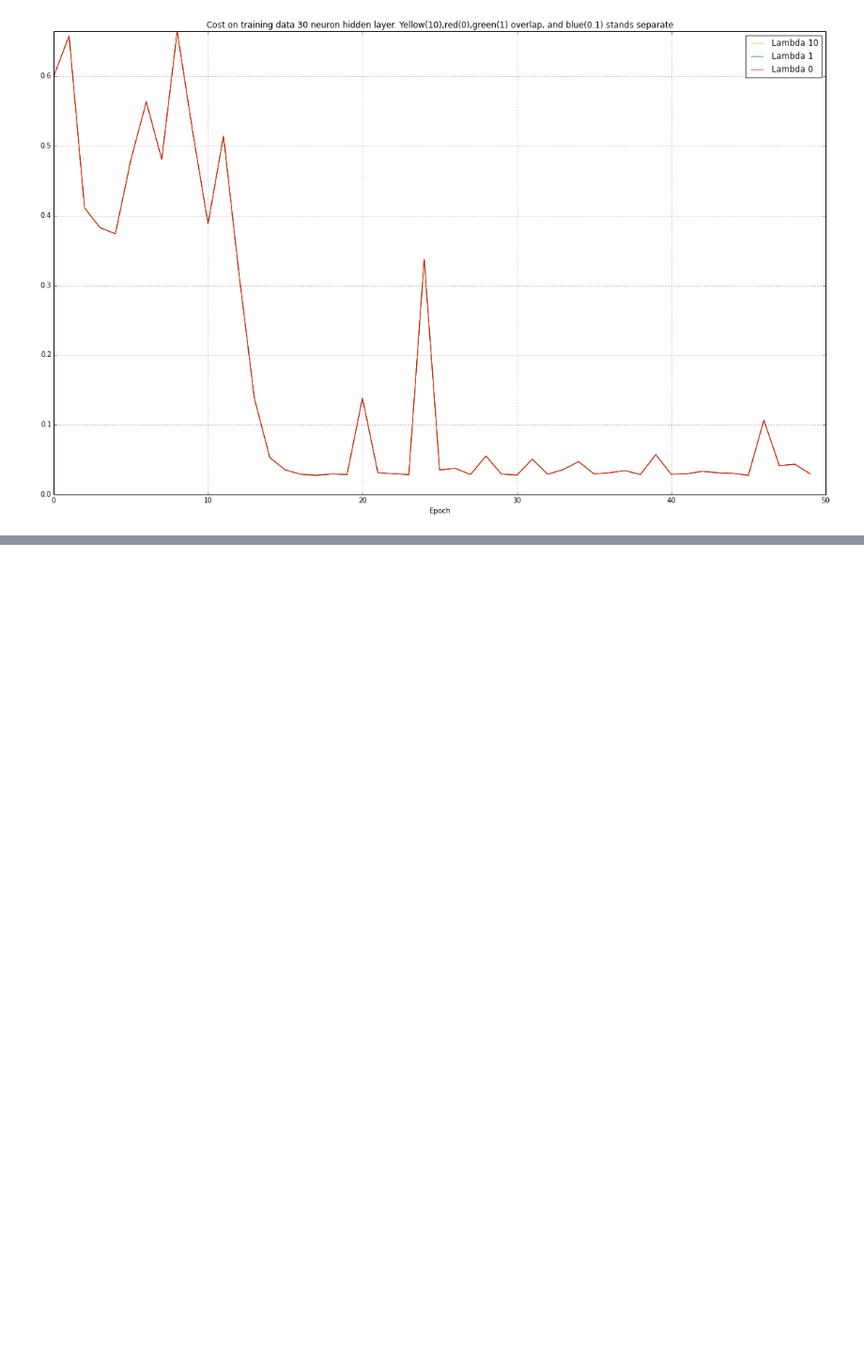
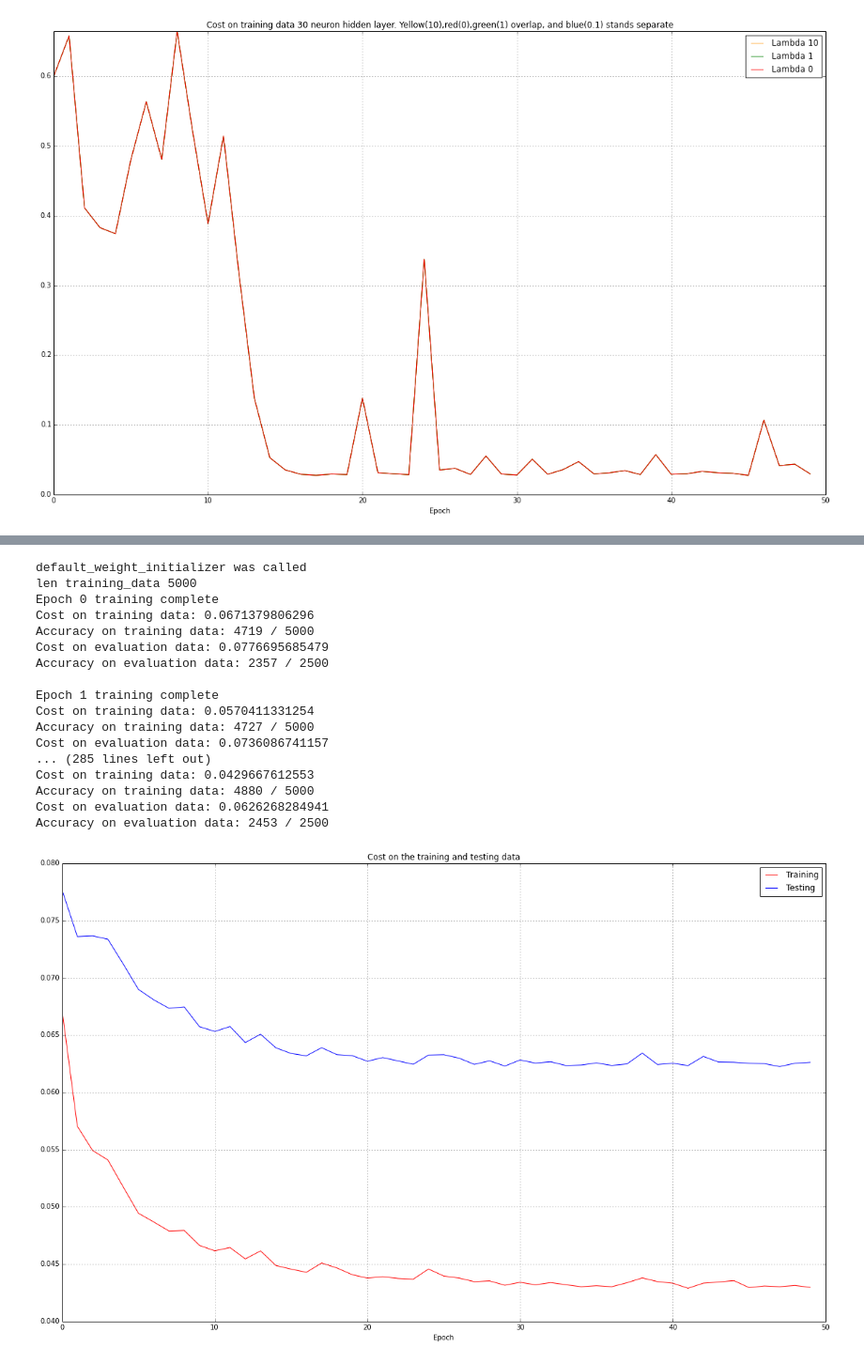
Before and after one commit to nkini/neural-networks-and-deep-learning, a Jupyter notebook: fig/Regularization effects experiments.ipynb, the cells around one changed output, grey strips where cells are left out. Shown at 94% size. Saved outputs shown, nothing was run; the diff lists cells and outputs as text; code cells hidden in the pictures; blank space fills up the shorter version.

```diff
--- a/fig/Regularization effects experiments.ipynb
+++ b/fig/Regularization effects experiments.ipynb
@@ -584,0 +663,25 @@ Accuracy on evaluation data: 2419 / 2500
+# %%
+# lambda is 10
+# default_weight_initializer used
+# identity function used at the output layer
+# layers used were [1,30,1]
+overfitting2.main('re-step-size30-lmbda-10', 50, training_set_size=5000, lmbda=10.0, size=[1,30,1], cost=network2.QuadraticCost)
+# %% [output]
+default_weight_initializer was called
+len training_data 5000
+Epoch 0 training complete
+Cost on training data: 0.0671379806296
+Accuracy on training data: 4719 / 5000
+Cost on evaluation data: 0.0776695685479
+Accuracy on evaluation data: 2357 / 2500
+
+Epoch 1 training complete
+Cost on training data: 0.0570411331254
+Accuracy on training data: 4727 / 5000
+Cost on evaluation data: 0.0736086741157
+... (285 lines left out)
+Cost on training data: 0.0429667612553
+Accuracy on training data: 4880 / 5000
+Cost on evaluation data: 0.0626268284941
+Accuracy on evaluation data: 2453 / 2500
+[figure, added]
```
Also changed, not shown: parts of 8 cells of this notebook, 25 other files.
